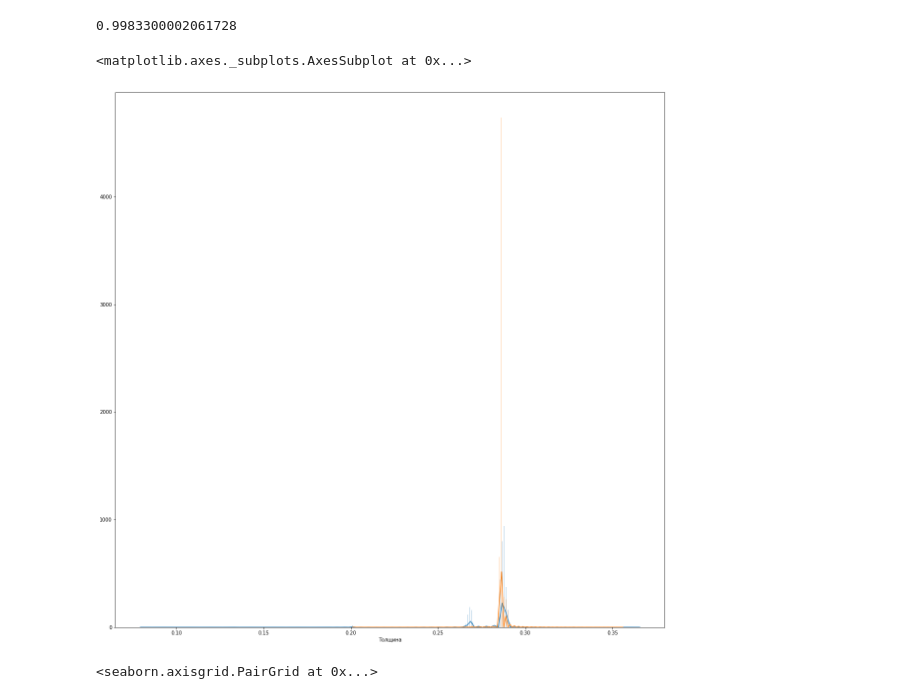
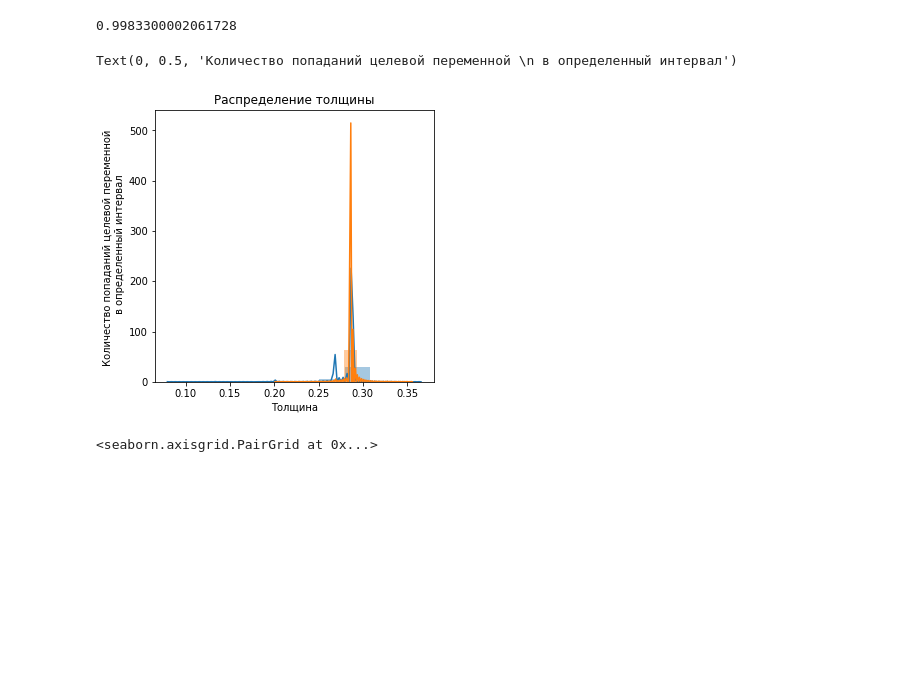
Before and after one commit to rvtsukanov/NLMK, a Jupyter notebook: NLMK.ipynb, the cells around one changed output. Drawn from its saved outputs; the diff is of its cells as text; code cells hidden in the pictures; blank space fills up the shorter version.

```diff
--- a/NLMK.ipynb
+++ b/NLMK.ipynb
@@ -234,0 +692,5 @@ mean_squared_error - обработанная модель (test / train): 158.3
+# %%
+skb = LinearRegression(n_jobs=4)
+kfold = KFold(M1.shape[0], n_folds=4, shuffle=True)
+rfecv = RFECV(skb, step=5, cv=kfold, scoring='r2', n_jobs=4)
+rfecv.fit(M1, y1)
@@ -234,0 +701,5 @@ mean_squared_error - обработанная модель (test / train): 158.3
+# %%
+skb = XGBRegressor(max_depth=10)
+kfold = KFold(M1.shape[0], n_folds=4, shuffle=True)
+rfecv_xgb = RFECV(skb, step=5, cv=kfold, scoring='r2', n_jobs=4)
+rfecv_xgb.fit(M1, y1)
@@ -234,0 +809,5 @@ mean_squared_error - обработанная модель (test / train): 158.3
+# %%
+skb = LGBMRegressor()
+kfold = KFold(M1.shape[0], n_folds=4, shuffle=True)
+rfecv_lgb = RFECV(skb, step=5, cv=kfold, scoring='r2', n_jobs=4)
+rfecv_lgb.fit(M1, y1)
@@ -234,0 +823,2 @@ mean_squared_error - обработанная модель (test / train): 158.3
+# %%
+l, lr, lr1, lr2 = evaluate(M1, y1, y19, LinearRegression(), LogisticRegression(), [r2_score, mse])
@@ -473,12 +1140,14 @@ accuracy_score(predictions, y)
 # %%
 import seaborn as sns
 # %%
-plt.figure(figsize=(20, 20))
-sns.distplot(M1[y == 0]['Толщина'], bins=1000)
-sns.distplot(M1[y == 1]['Толщина'], bins=1000)
+plt.figure(figsize=(5, 5))
+plt.title('Распределение толщины')
+sns.distplot(M1[y == 0]['Толщина'], bins=10)
+sns.distplot(M1[y == 1]['Толщина'], bins=10)
+plt.ylabel('Количество попаданий целевой переменной \n в определенный интервал')
 # %% [output]
-<matplotlib.axes._subplots.AxesSubplot at 0x...>
+Text(0, 0.5, 'Количество попаданий целевой переменной \n в определенный интервал')
-[figure, old version]
+[figure, new version]
 # %%
 new = pd.concat((M1, pd.Series(y1, name='Потери'), y), axis=1)
 # %%
```
Also changed, not shown: parts of 97 cells of this notebook.
